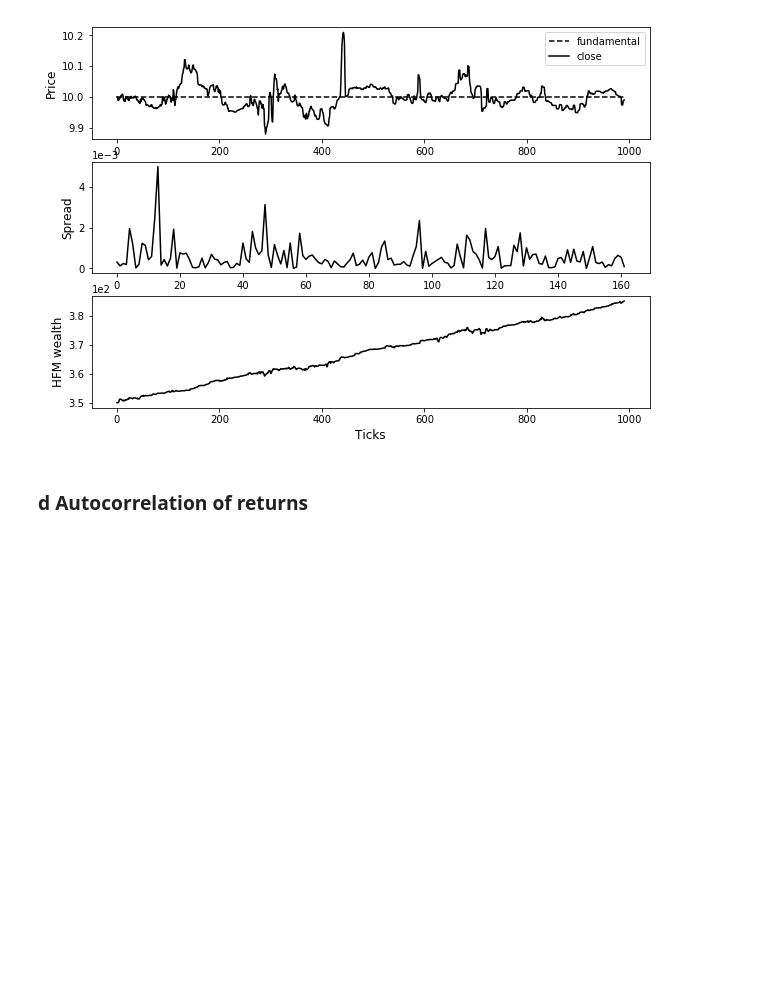
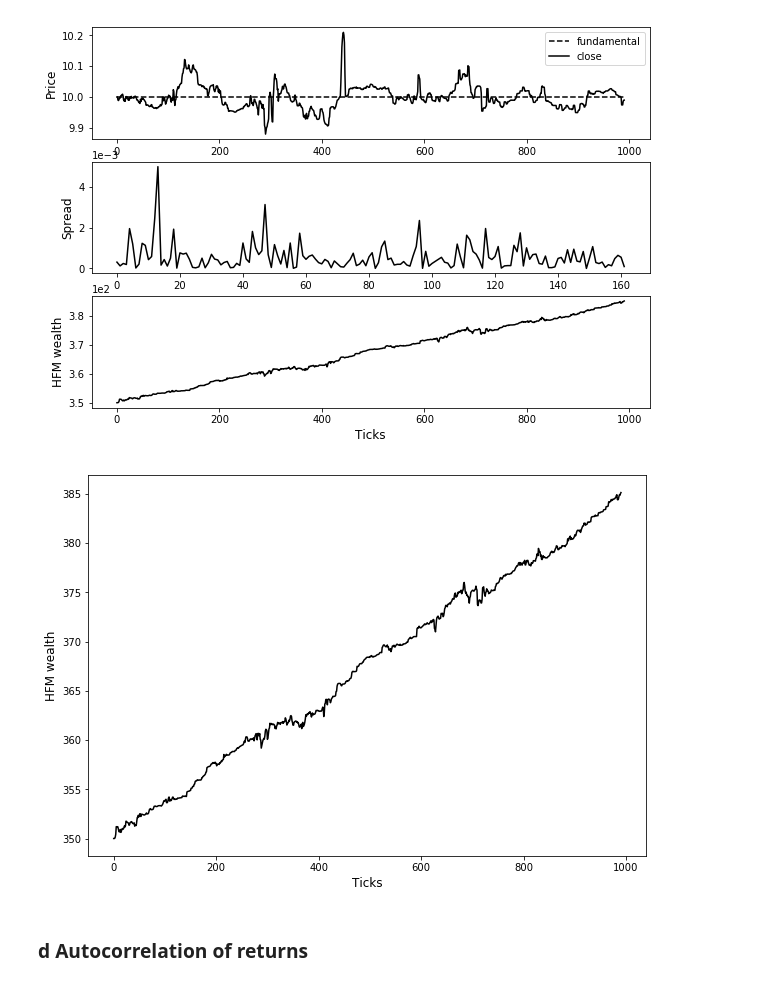
Before and after one commit to joerischasfoort/hfm-abm, a Jupyter notebook: Benchmark-Scenario.ipynb, the cells around one changed output. Drawn from its saved outputs; the diff is of its cells as text; code cells hidden in the pictures; blank space fills up the shorter version.

```diff
--- a/Benchmark-Scenario.ipynb
+++ b/Benchmark-Scenario.ipynb
@@ -237,6 +237,17 @@ for ax in [ax1, ax2, ax3]:
 fig.savefig('benchmark_baseline_dynamics.png')
 # %% [output]
 [figure]
+# %%
+fig, ax1 = plt.subplots(1, 1, figsize=(10,7))
+
+
+ax1.plot(range(len(wealth)), wealth, 'k-')
+ax1.set_ylabel('HFM wealth', fontsize='12')
+ax1.set_xlabel('Ticks', fontsize='12')
+
+fig.savefig('hfm_wealth.png')
+# %% [output]
+[figure, added]
 # %% [markdown]
 ### d Autocorrelation of returns
 # %%
```
Also changed, not shown: parts of 18 cells of this notebook, 1 other file.
